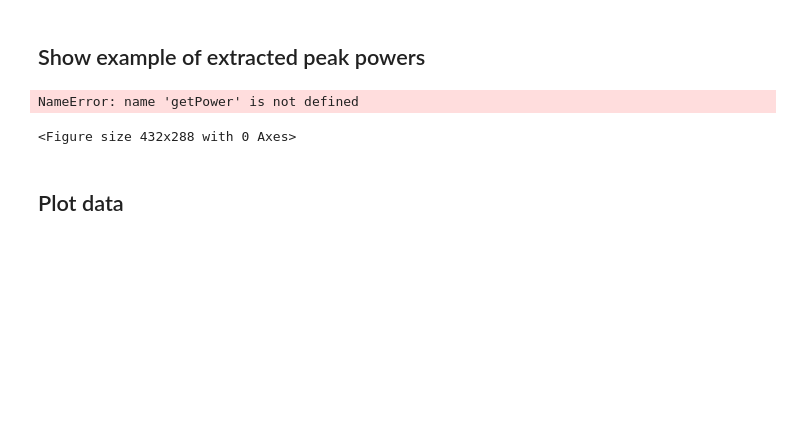
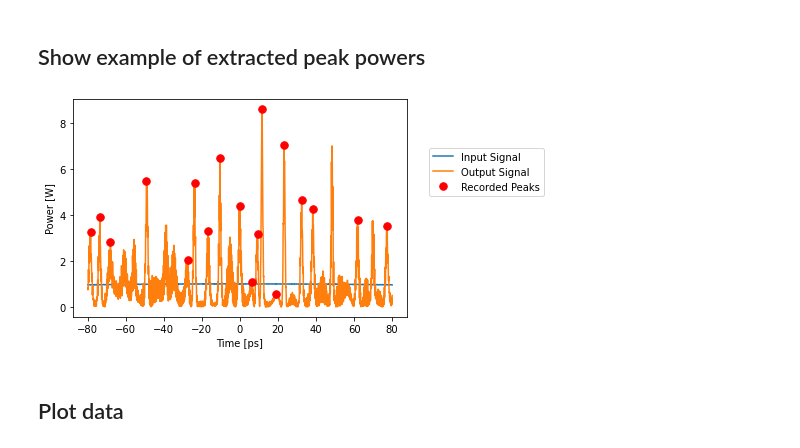
Before and after one commit to OleKrarup123/NLSE-vector-solver, a Jupyter notebook: TutorialVideos/ModulationInstability-Video/MI_peak_statistics.ipynb, the cells around one changed output. Saved outputs shown, nothing was run; the diff lists cells and outputs as text; code cells hidden in the pictures; blank space fills up the shorter version.

```diff
--- a/TutorialVideos/ModulationInstability-Video/MI_peak_statistics.ipynb
+++ b/TutorialVideos/ModulationInstability-Video/MI_peak_statistics.ipynb
@@ -213,16 +213,15 @@ Finished simulating everyting. Saving results
 # %%
 t=ssfm_result_test[0].input_signal.timeFreq.t[int(ssfm_result_test[0].input_signal.timeFreq.number_of_points/2-nrange_pulse):int(ssfm_result_test[0].input_signal.timeFreq.number_of_points/2+nrange_pulse)]
 plt.figure()
-plt.plot(t*1e12,getPower(   testInputSignal2.amplitude[int(ssfm_result_test[0].input_signal.timeFreq.number_of_points/2-nrange_pulse):int(ssfm_result_test[0].input_signal.timeFreq.number_of_points/2+nrange_pulse)]   ),'C0',label='Input Signal')
+plt.plot(t*1e12,get_power(   testInputSignal2.amplitude[int(ssfm_result_test[0].input_signal.timeFreq.number_of_points/2-nrange_pulse):int(ssfm_result_test[0].input_signal.timeFreq.number_of_points/2+nrange_pulse)]   ),'C0',label='Input Signal')
 plt.plot(t*1e12,P_final,'C1',label='Output Signal')
 plt.plot(t[peak_indices]*1e12,peakPowers,'r.',markersize=15,label='Recorded Peaks')
 plt.ylabel('Power [W]')
 plt.xlabel('Time [ps]')
 plt.legend(bbox_to_anchor=(1.05,0.8))
 plt.show()
 # %% [output]
-NameError: name 'getPower' is not defined
-<Figure size 432x288 with 0 Axes>
+[figure, added]
 # %% [markdown]
 ## Plot data
 # %%
```
Also changed, not shown: parts of 4 cells of this notebook, 14 other files.
